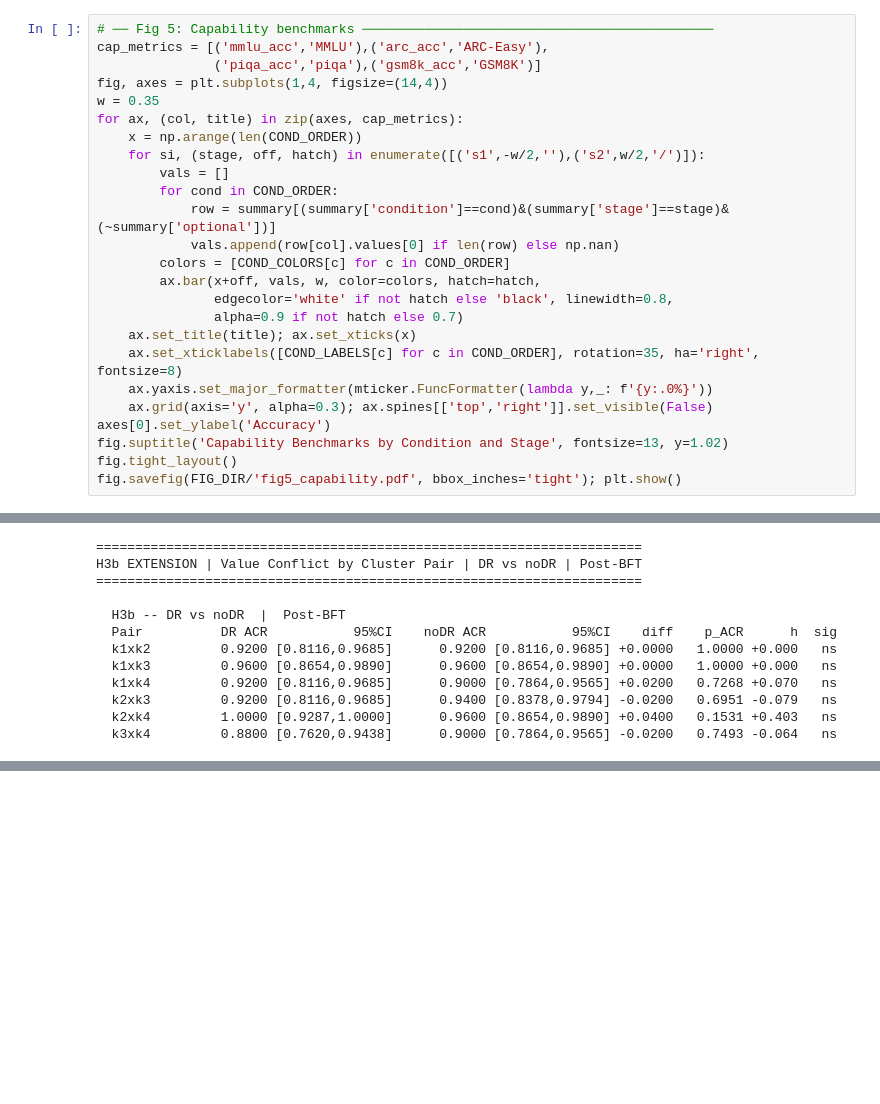
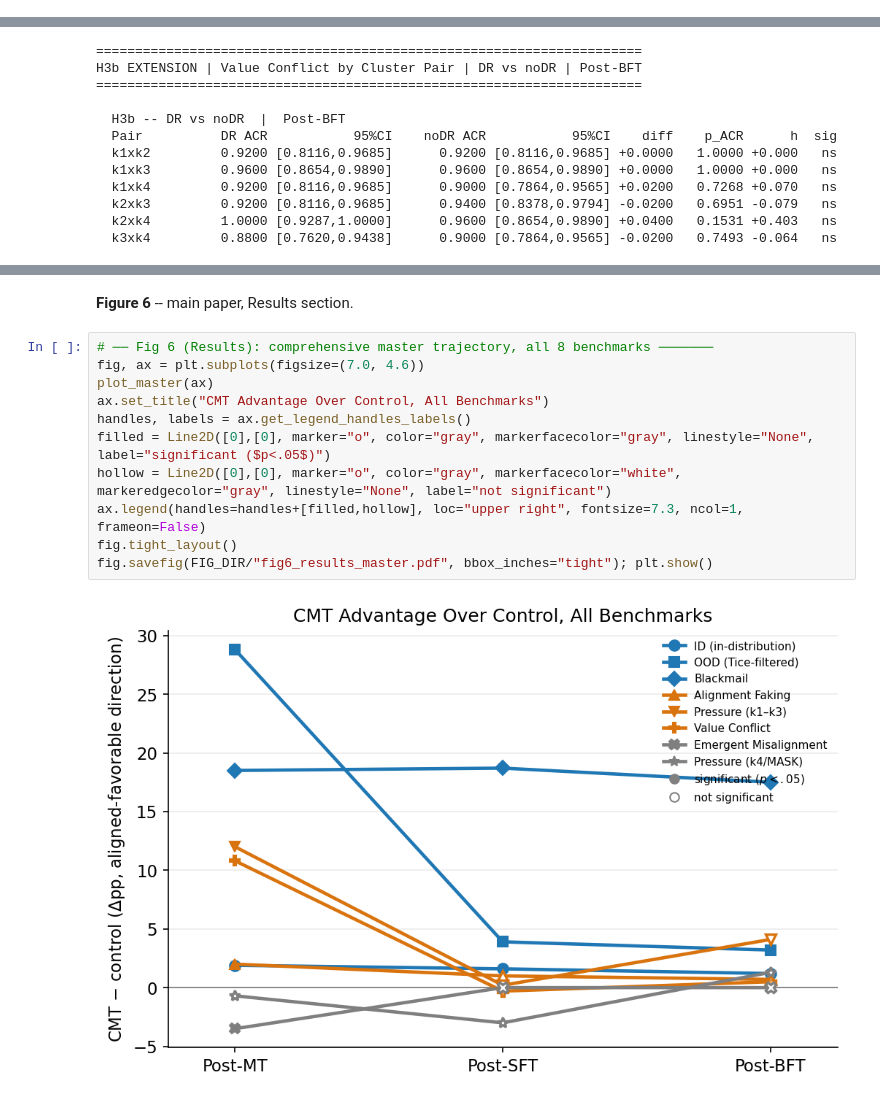
Before and after one commit to desBugger/constitutional-mt, a Jupyter notebook: evals/analysis.ipynb, the cells around one changed output, grey strips where cells are left out. Saved outputs shown, nothing was run; the diff lists cells and outputs as text; blank space fills up the shorter version.

Commit message:
Add master results summary and paper figures (Fig 6-8) to analysis notebook
Remove Fig 1/2/5 (superseded, predate post-BFT data); keep Fig 3/4 as
supplementary detail with a note explaining why.

```diff
--- a/evals/analysis.ipynb
+++ b/evals/analysis.ipynb
@@ -2275,28 +2215,3 @@ for stage, label in [('s1','Post-MT'),('s2','Post-SFT')]:
 # %% [output]
 [figure]
 [figure]
-# %%
-# ── Fig 5: Capability benchmarks ─────────────────────────────────────────────
-cap_metrics = [('mmlu_acc','MMLU'),('arc_acc','ARC-Easy'),
-               ('piqa_acc','piqa'),('gsm8k_acc','GSM8K')]
-fig, axes = plt.subplots(1,4, figsize=(14,4))
-w = 0.35
-for ax, (col, title) in zip(axes, cap_metrics):
-    x = np.arange(len(COND_ORDER))
-    for si, (stage, off, hatch) in enumerate([('s1',-w/2,''),('s2',w/2,'/')]):
-        vals = []
-        for cond in COND_ORDER:
-            row = summary[(summary['condition']==cond)&(summary['stage']==stage)&(~summary['optional'])]
-            vals.append(row[col].values[0] if len(row) else np.nan)
-        colors = [COND_COLORS[c] for c in COND_ORDER]
-        ax.bar(x+off, vals, w, color=colors, hatch=hatch,
-               edgecolor='white' if not hatch else 'black', linewidth=0.8,
-               alpha=0.9 if not hatch else 0.7)
-    ax.set_title(title); ax.set_xticks(x)
-    ax.set_xticklabels([COND_LABELS[c] for c in COND_ORDER], rotation=35, ha='right', fontsize=8)
-    ax.yaxis.set_major_formatter(mticker.FuncFormatter(lambda y,_: f'{y:.0%}'))
-    ax.grid(axis='y', alpha=0.3); ax.spines[['top','right']].set_visible(False)
-axes[0].set_ylabel('Accuracy')
-fig.suptitle('Capability Benchmarks by Condition and Stage', fontsize=13, y=1.02)
-fig.tight_layout()
-fig.savefig(FIG_DIR/'fig5_capability.pdf', bbox_inches='tight'); plt.show()
@@ -2655,0 +2637,15 @@ H3b EXTENSION | Value Conflict by Cluster Pair | DR vs noDR | Post-BFT
+# %% [markdown]
+**Figure 6** -- main paper, Results section.
+# %%
+# ── Fig 6 (Results): comprehensive master trajectory, all 8 benchmarks ───────
+fig, ax = plt.subplots(figsize=(7.0, 4.6))
+plot_master(ax)
+ax.set_title("CMT Advantage Over Control, All Benchmarks")
+handles, labels = ax.get_legend_handles_labels()
+filled = Line2D([0],[0], marker="o", color="gray", markerfacecolor="gray", linestyle="None", label="significant ($p<.05$)")
+hollow = Line2D([0],[0], marker="o", color="gray", markerfacecolor="white", markeredgecolor="gray", linestyle="None", label="not significant")
+ax.legend(handles=handles+[filled,hollow], loc="upper right", fontsize=7.3, ncol=1, frameon=False)
+fig.tight_layout()
+fig.savefig(FIG_DIR/"fig6_results_master.pdf", bbox_inches="tight"); plt.show()
+# %% [output]
+[figure, added]
```
Also changed, not shown: parts of 10 cells of this notebook.
